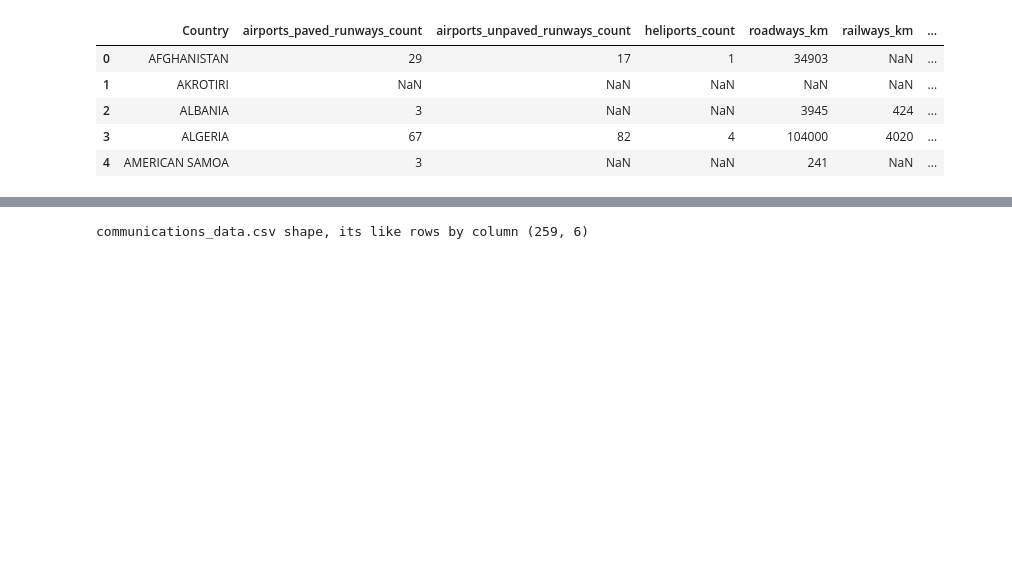
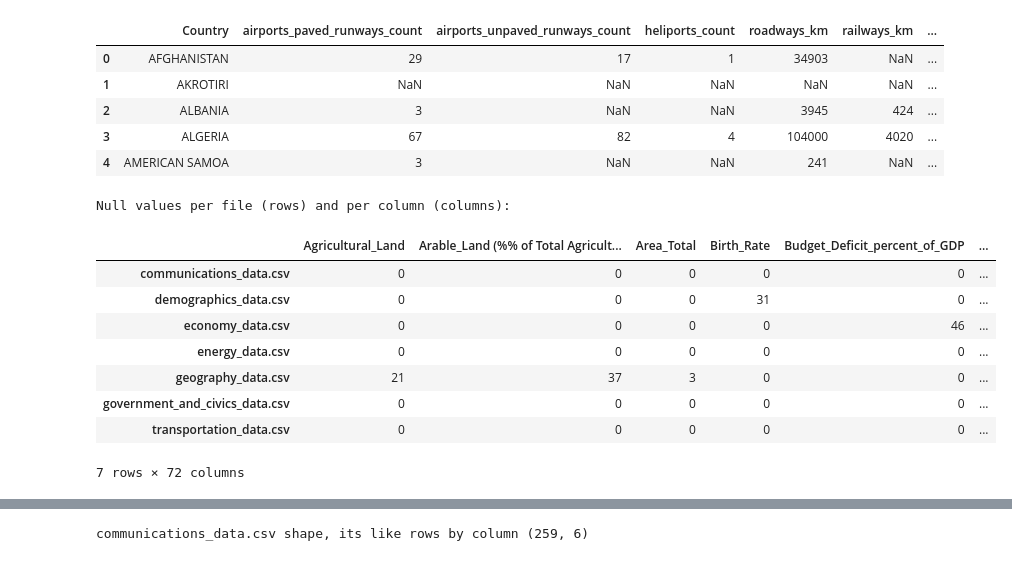
Before and after one commit to MuhammadIbneRafiq/visualization-13, a Jupyter notebook: blah_cia.ipynb, the cells around one changed output, grey strips where cells are left out. Drawn from its saved outputs; the diff is of its cells as text; code cells hidden in the pictures; blank space fills up the shorter version.

Commit message:
added more null values stuff

```diff
--- a/blah_cia.ipynb
+++ b/blah_cia.ipynb
@@ -60,3 +60,27 @@ def _coerce_numeric_columns(df: pd.DataFrame) -> pd.DataFrame:
 #       .str.replace(' sq km', '', regex=True)
 #       .astype(float)
 # )
+# %%
+null_summary = {}
+
+for record_id in record_set_ids:
+    df = record_to_dataframe(record_id)
+    summary = df.isna().sum()
+    summary.name = record_id
+    null_summary[record_id] = summary
+
+null_counts_df = pd.DataFrame(null_summary).T.fillna(0).astype(int)
+
+print("Null values per file (rows) and per column (columns):")
+display(null_counts_df)
+# %% [output]
+Null values per file (rows) and per column (columns):
+|  | Agricultural_Land | Arable_Land (%% of Total Agricult... | Area_Total | Birth_Rate | Budget_Deficit_percent_of_GDP | ... |
+| communications_data.csv | 0 | 0 | 0 | 0 | 0 | ... |
+| demographics_data.csv | 0 | 0 | 0 | 31 | 0 | ... |
+| economy_data.csv | 0 | 0 | 0 | 0 | 46 | ... |
+| energy_data.csv | 0 | 0 | 0 | 0 | 0 | ... |
+| geography_data.csv | 21 | 37 | 3 | 0 | 0 | ... |
+| government_and_civics_data.csv | 0 | 0 | 0 | 0 | 0 | ... |
+| transportation_data.csv | 0 | 0 | 0 | 0 | 0 | ... |
+7 rows × 72 columns
```
Also changed, not shown: parts of 1 cell of this notebook.
